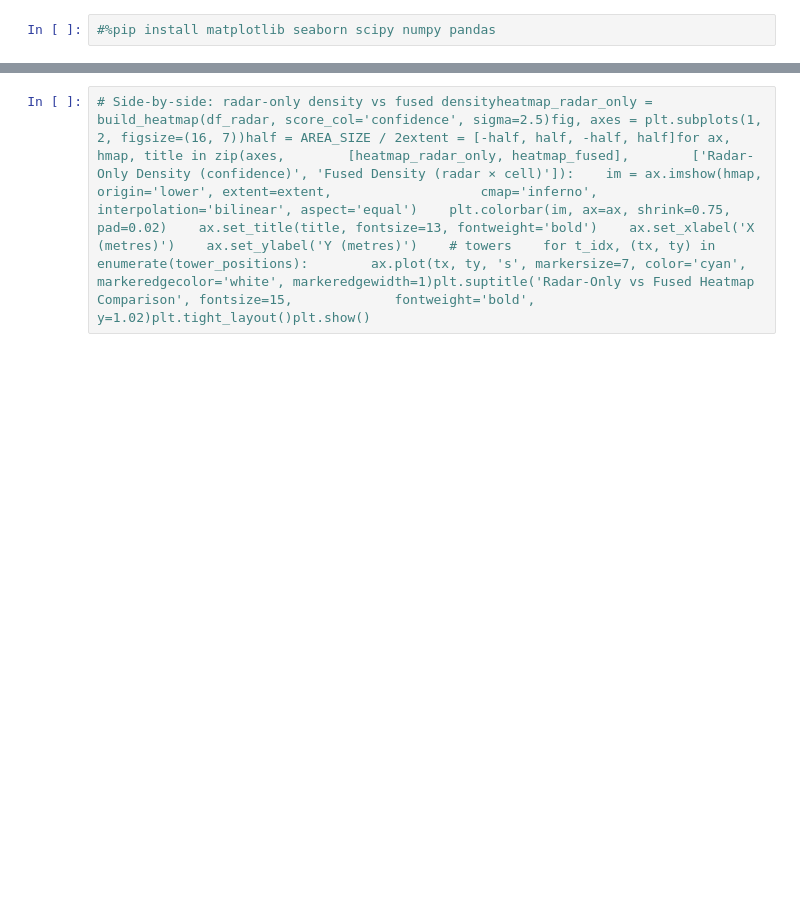
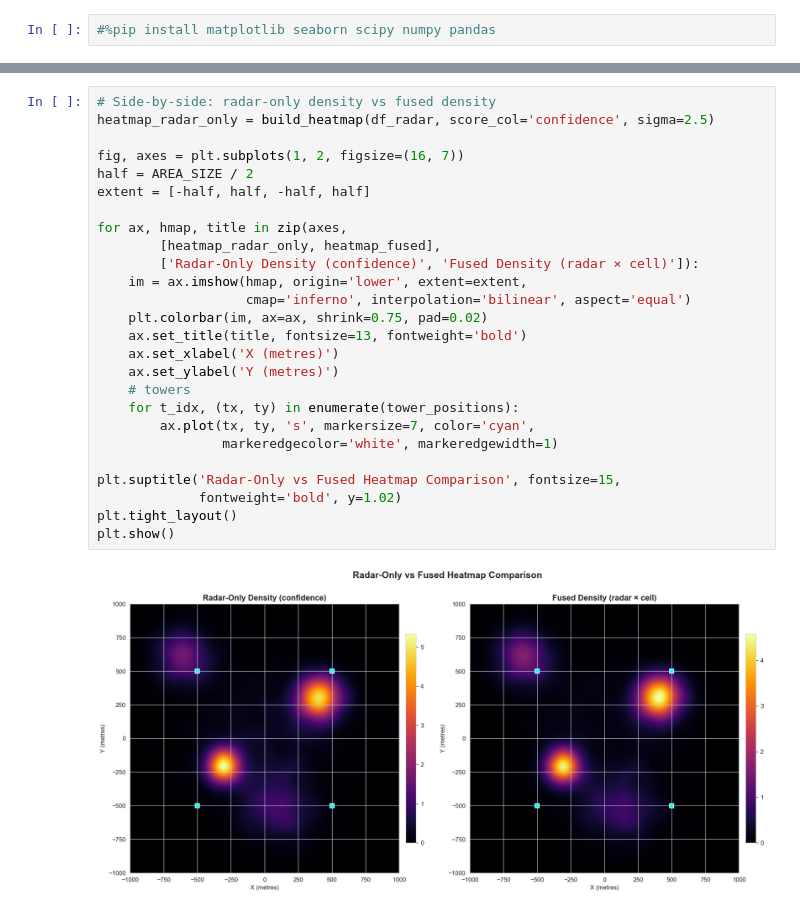
Before and after one commit to Boison08/RADAR-SIGNAL-DETECTION, a Jupyter notebook: presence_heatmap_generator.ipynb, the cells around one changed output, grey strips where cells are left out. Drawn from its saved outputs; the diff is of its cells as text; blank space fills up the shorter version.

```diff
--- a/presence_heatmap_generator.ipynb
+++ b/presence_heatmap_generator.ipynb
@@ -23,3 +383,29 @@
 # %%
-# Side-by-side: radar-only density vs fused densityheatmap_radar_only = build_heatmap(df_radar, score_col='confidence', sigma=2.5)fig, axes = plt.subplots(1, 2, figsize=(16, 7))half = AREA_SIZE / 2extent = [-half, half, -half, half]for ax, hmap, title in zip(axes,        [heatmap_radar_only, heatmap_fused],        ['Radar-Only Density (confidence)', 'Fused Density (radar × cell)']):    im = ax.imshow(hmap, origin='lower', extent=extent,                   cmap='inferno', interpolation='bilinear', aspect='equal')    plt.colorbar(im, ax=ax, shrink=0.75, pad=0.02)    ax.set_title(title, fontsize=13, fontweight='bold')    ax.set_xlabel('X (metres)')    ax.set_ylabel('Y (metres)')    # towers    for t_idx, (tx, ty) in enumerate(tower_positions):        ax.plot(tx, ty, 's', markersize=7, color='cyan',                markeredgecolor='white', markeredgewidth=1)plt.suptitle('Radar-Only vs Fused Heatmap Comparison', fontsize=15,             fontweight='bold', y=1.02)plt.tight_layout()plt.show()
+# Side-by-side: radar-only density vs fused density
+heatmap_radar_only = build_heatmap(df_radar, score_col='confidence', sigma=2.5)
+
+fig, axes = plt.subplots(1, 2, figsize=(16, 7))
+half = AREA_SIZE / 2
+extent = [-half, half, -half, half]
+
+for ax, hmap, title in zip(axes,
+        [heatmap_radar_only, heatmap_fused],
+        ['Radar-Only Density (confidence)', 'Fused Density (radar × cell)']):
+    im = ax.imshow(hmap, origin='lower', extent=extent,
+                   cmap='inferno', interpolation='bilinear', aspect='equal')
+    plt.colorbar(im, ax=ax, shrink=0.75, pad=0.02)
+    ax.set_title(title, fontsize=13, fontweight='bold')
+    ax.set_xlabel('X (metres)')
+    ax.set_ylabel('Y (metres)')
+    # towers
+    for t_idx, (tx, ty) in enumerate(tower_positions):
+        ax.plot(tx, ty, 's', markersize=7, color='cyan',
+                markeredgecolor='white', markeredgewidth=1)
+
+plt.suptitle('Radar-Only vs Fused Heatmap Comparison', fontsize=15,
+             fontweight='bold', y=1.02)
+plt.tight_layout()
+plt.show()
+# %% [output]
+[figure, added]
 # %%
```
Also changed, not shown: parts of 11 cells of this notebook.
